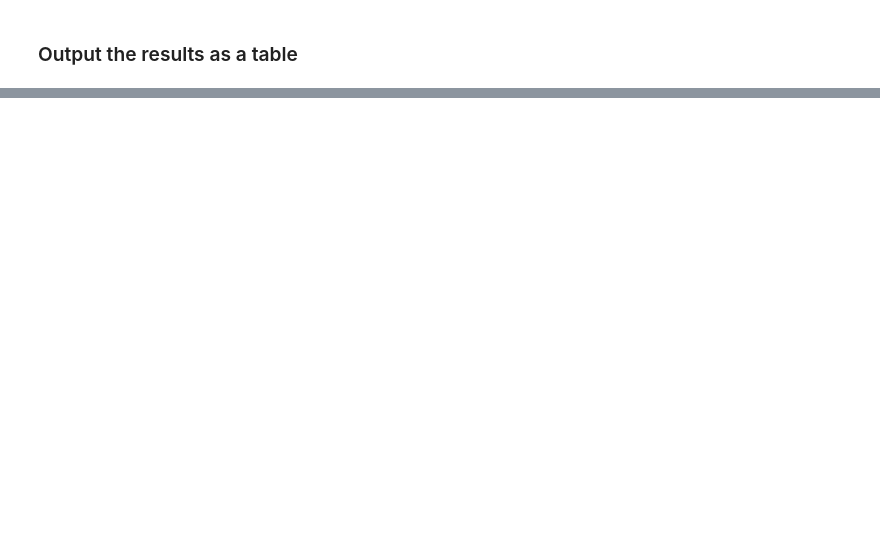
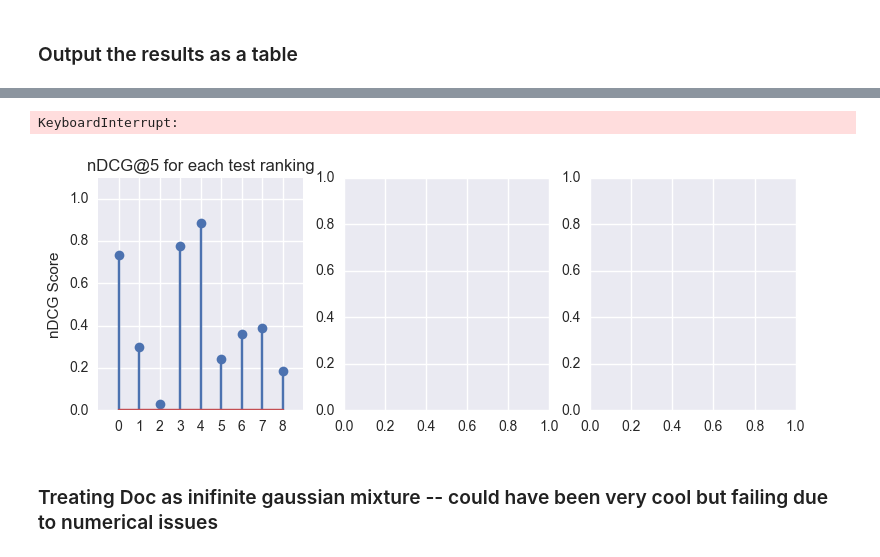
Before and after one commit to teffland/dExplorer, a Jupyter notebook: Test Suite.ipynb, the cells around one changed output, grey strips where cells are left out. Saved outputs shown, nothing was run; the diff lists cells and outputs as text; code cells hidden in the pictures; blank space fills up the shorter version.

```diff
--- a/Test Suite.ipynb
+++ b/Test Suite.ipynb
@@ -512,0 +948,14 @@ for name, res in sorted(results.items(), key=lambda x:x[0]):
+# %%
+w2v = gmm_model.word2vec
+# %%
+gmm_model = DocGMM(n_components=5,
+                   reg_covar=1e-1,
+                   weight_concentration_prior=1.,
+                   covariance_type='full',
+                   n_init=1,
+                   verbose=0)
+print "Training...",
+useless_vocab = stop_vocab | { c for c in punctuation }
+train_time = gmm_model.fit(all_post_texts, word2vec=w2v, stop_vocab=useless_vocab)#ncbow_model.word2vec)
+print "Took {} hours for {} docs".format(sec2hms(train_time), len(all_post_texts))
+model_name = "Gaussian Mixture Expected Likelihood Inner Product"
@@ -512,0 +1100,7 @@ for name, res in sorted(results.items(), key=lambda x:x[0]):
+# %%
+error_analyze(gmm_model, model_name)
+# %% [output]
+KeyboardInterrupt:
+[figure, added]
+# %% [markdown]
+### Treating Doc as inifinite gaussian mixture -- could have been very cool but failing due to numerical issues
```
Also changed, not shown: parts of 35 cells of this notebook, 3 other files.
